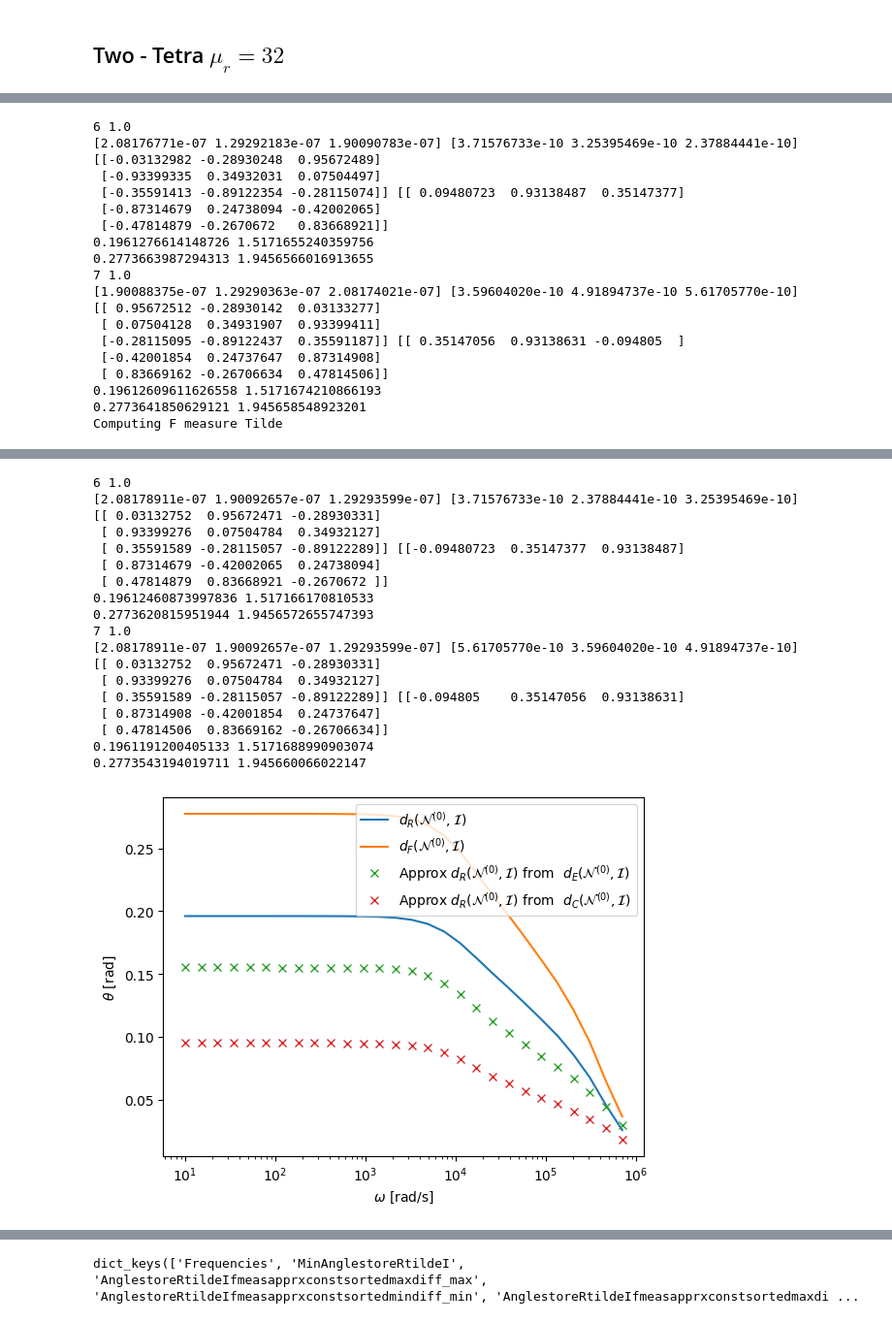
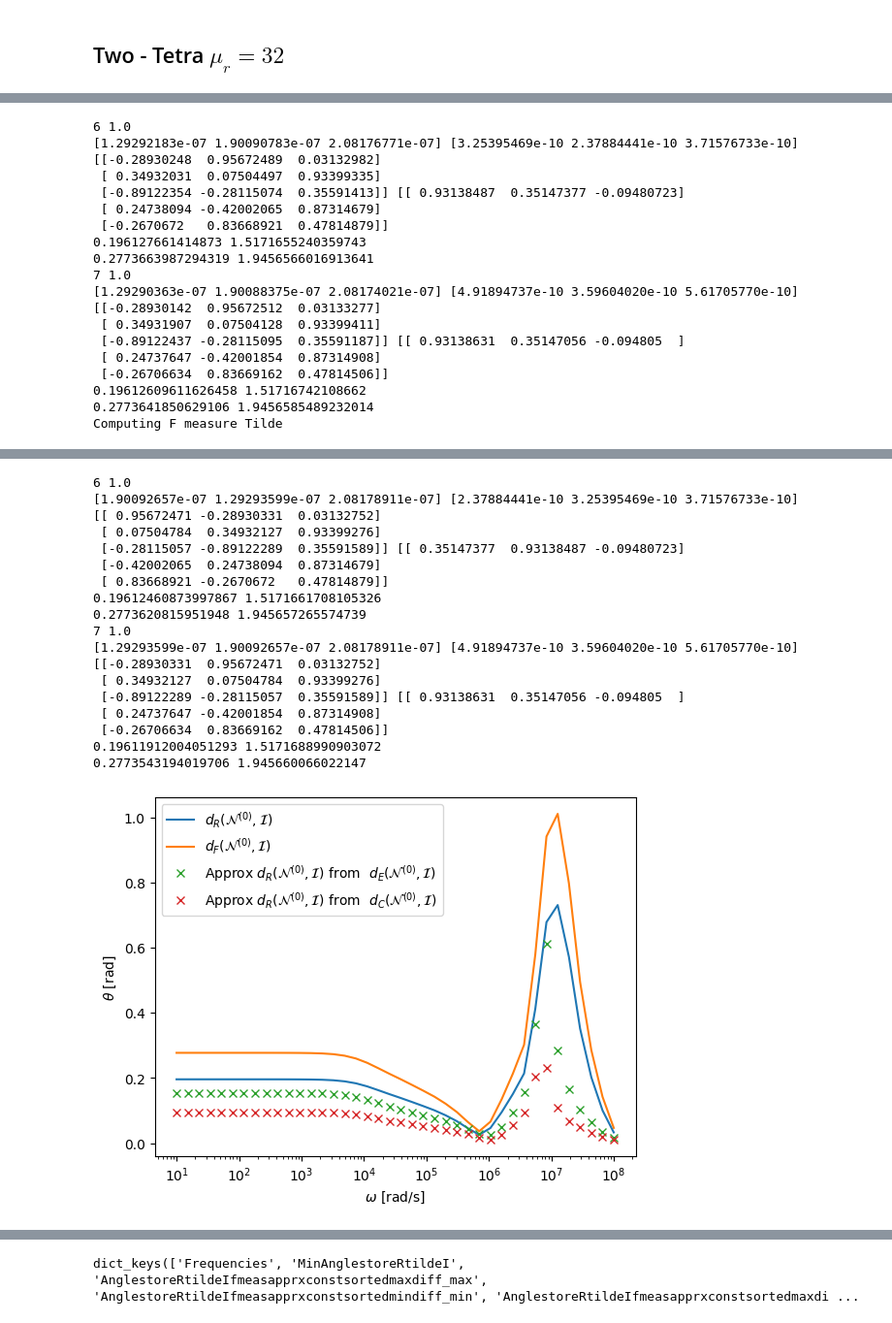
Before and after one commit to pdledger/Rodrigues_Angles, a Jupyter notebook: two_tetra_homog.ipynb, the cells around one changed output, grey strips where cells are left out. Shown at 97% size. Drawn from its saved outputs; the diff is of its cells as text; code cells hidden in the pictures.

```diff
--- a/two_tetra_homog.ipynb
+++ b/two_tetra_homog.ipynb
@@ -7,7 +7,7 @@ DirList=["CSG_TwoTetra/al_0.001_mu_32_sig_1e7/1e1-1e8_40_el_24874_ord_3_POD_13_1
 SaveRIList=[]
 SaveRtilde=[]
 
-MaxOmega=1e6
+MaxOmega=1e8
 for directory in DirList:
     print(directory)
     RIResults,RtildeIResults, N0IResults=main(directory,MaxOmega, Figures="On")
@@ -35,19 +35,19 @@ I [2.37884441e-10 3.25395469e-10 3.71576733e-10] [[-0.35147377  0.93138487 -0.09
 6 1.0
-[2.08176771e-07 1.29292183e-07 1.90090783e-07] [3.71576733e-10 3.25395469e-10 2.37884441e-10]
-[[-0.03132982 -0.28930248  0.95672489]
- [-0.93399335  0.34932031  0.07504497]
- [-0.35591413 -0.89122354 -0.28115074]] [[ 0.09480723  0.93138487  0.35147377]
- [-0.87314679  0.24738094 -0.42002065]
- [-0.47814879 -0.2670672   0.83668921]]
-0.1961276614148726 1.5171655240359756
-0.2773663987294313 1.9456566016913655
+[1.29292183e-07 1.90090783e-07 2.08176771e-07] [3.25395469e-10 2.37884441e-10 3.71576733e-10]
+[[-0.28930248  0.95672489  0.03132982]
+ [ 0.34932031  0.07504497  0.93399335]
+ [-0.89122354 -0.28115074  0.35591413]] [[ 0.93138487  0.35147377 -0.09480723]
+ [ 0.24738094 -0.42002065  0.87314679]
+ [-0.2670672   0.83668921  0.47814879]]
+0.196127661414873 1.5171655240359743
+0.2773663987294319 1.9456566016913641
 7 1.0
-[1.90088375e-07 1.29290363e-07 2.08174021e-07] [3.59604020e-10 4.91894737e-10 5.61705770e-10]
-[[ 0.95672512 -0.28930142  0.03133277]
- [ 0.07504128  0.34931907  0.93399411]
- [-0.28115095 -0.89122437  0.35591187]] [[ 0.35147056  0.93138631 -0.094805  ]
- [-0.42001854  0.24737647  0.87314908]
- [ 0.83669162 -0.26706634  0.47814506]]
-0.19612609611626558 1.5171674210866193
-0.2773641850629121 1.945658548923201
+[1.29290363e-07 1.90088375e-07 2.08174021e-07] [4.91894737e-10 3.59604020e-10 5.61705770e-10]
+[[-0.28930142  0.95672512  0.03133277]
+ [ 0.34931907  0.07504128  0.93399411]
+ [-0.89122437 -0.28115095  0.35591187]] [[ 0.93138631  0.35147056 -0.094805  ]
+ [ 0.24737647 -0.42001854  0.87314908]
+ [-0.26706634  0.83669162  0.47814506]]
+0.19612609611626458 1.51716742108662
+0.2773641850629106 1.9456585489232014
 Computing F measure Tilde
@@ -57,19 +57,19 @@ Computing F measure Tilde
 6 1.0
-[2.08178911e-07 1.90092657e-07 1.29293599e-07] [3.71576733e-10 2.37884441e-10 3.25395469e-10]
-[[ 0.03132752  0.95672471 -0.28930331]
- [ 0.93399276  0.07504784  0.34932127]
- [ 0.35591589 -0.28115057 -0.89122289]] [[-0.09480723  0.35147377  0.93138487]
- [ 0.87314679 -0.42002065  0.24738094]
- [ 0.47814879  0.83668921 -0.2670672 ]]
-0.19612460873997836 1.517166170810533
-0.2773620815951944 1.9456572655747393
+[1.90092657e-07 1.29293599e-07 2.08178911e-07] [2.37884441e-10 3.25395469e-10 3.71576733e-10]
+[[ 0.95672471 -0.28930331  0.03132752]
+ [ 0.07504784  0.34932127  0.93399276]
+ [-0.28115057 -0.89122289  0.35591589]] [[ 0.35147377  0.93138487 -0.09480723]
+ [-0.42002065  0.24738094  0.87314679]
+ [ 0.83668921 -0.2670672   0.47814879]]
+0.19612460873997867 1.5171661708105326
+0.2773620815951948 1.945657265574739
 7 1.0
-[2.08178911e-07 1.90092657e-07 1.29293599e-07] [5.61705770e-10 3.59604020e-10 4.91894737e-10]
-[[ 0.03132752  0.95672471 -0.28930331]
- [ 0.93399276  0.07504784  0.34932127]
- [ 0.35591589 -0.28115057 -0.89122289]] [[-0.094805    0.35147056  0.93138631]
- [ 0.87314908 -0.42001854  0.24737647]
- [ 0.47814506  0.83669162 -0.26706634]]
-0.1961191200405133 1.5171688990903074
-0.2773543194019711 1.945660066022147
+[1.29293599e-07 1.90092657e-07 2.08178911e-07] [4.91894737e-10 3.59604020e-10 5.61705770e-10]
+[[-0.28930331  0.95672471  0.03132752]
+ [ 0.34932127  0.07504784  0.93399276]
+ [-0.89122289 -0.28115057  0.35591589]] [[ 0.93138631  0.35147056 -0.094805  ]
+ [ 0.24737647 -0.42001854  0.87314908]
+ [-0.26706634  0.83669162  0.47814506]]
+0.19611912004051293 1.5171688990903072
+0.2773543194019706 1.945660066022147
-[figure, old version]
+[figure, new version]
```
Also changed, not shown: parts of 9 cells of this notebook, 35 other files.
